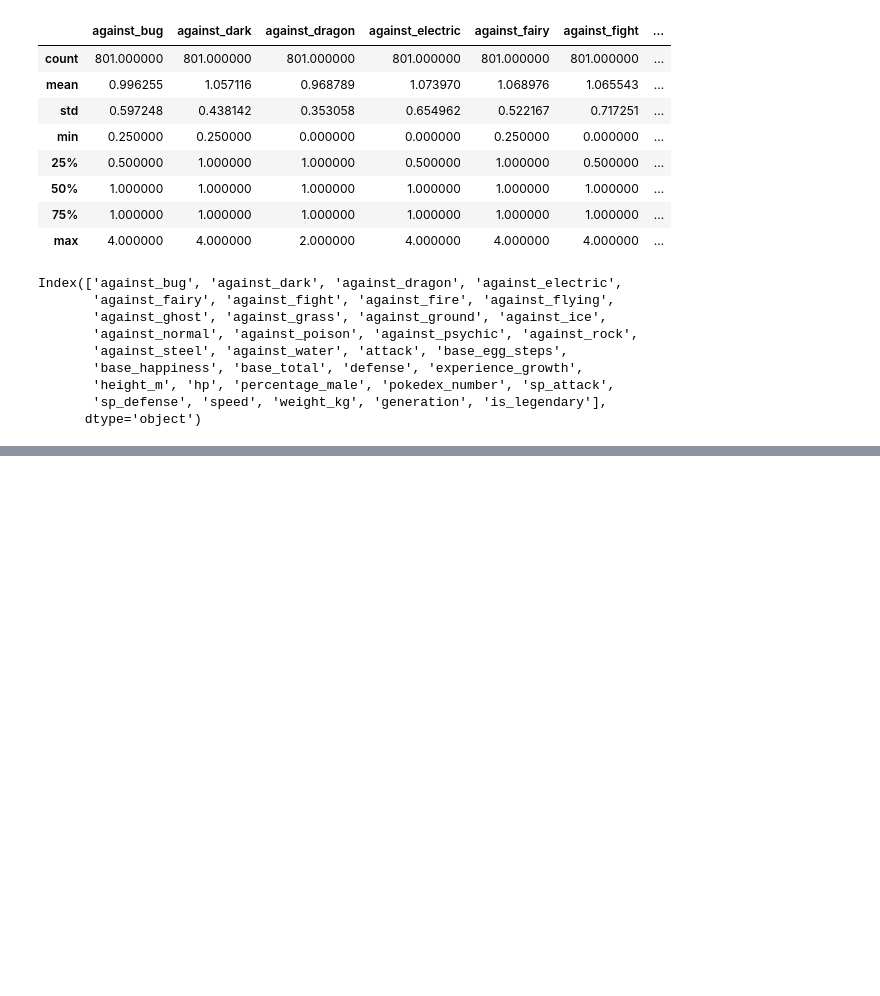
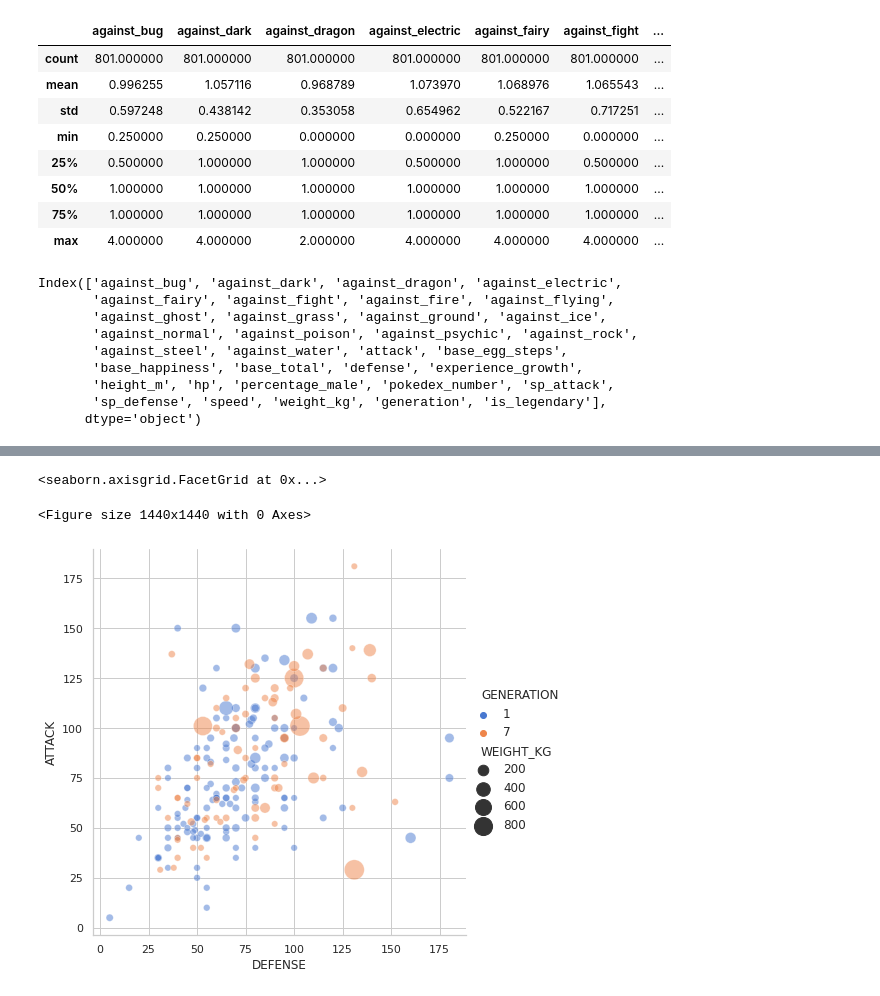
Before and after one commit to reytax81/apprentissage_python, a Jupyter notebook: poke1.ipynb, the cells around one changed output, grey strips where cells are left out. Saved outputs shown, nothing was run; the diff lists cells and outputs as text; code cells hidden in the pictures; blank space fills up the shorter version.

```diff
--- a/poke1.ipynb
+++ b/poke1.ipynb
@@ -102,0 +149,11 @@ sns.set (style="whitegrid")
+# %%
+#nuage de point relplot
+plt.figure(figsize=(20,20)) # modifie la taille du graph
+
+sns.relplot(x='DEFENSE', y='ATTACK', hue='GENERATION', size='WEIGHT_KG',
+            sizes=(40,400), alpha=.5, palette="muted",
+            height=6, data=df[df['GENERATION'].isin([1,7])])
+# %% [output]
+<seaborn.axisgrid.FacetGrid at 0x...>
+<Figure size 1440x1440 with 0 Axes>
+[figure, added]
```
Also changed, not shown: parts of 22 cells of this notebook.
